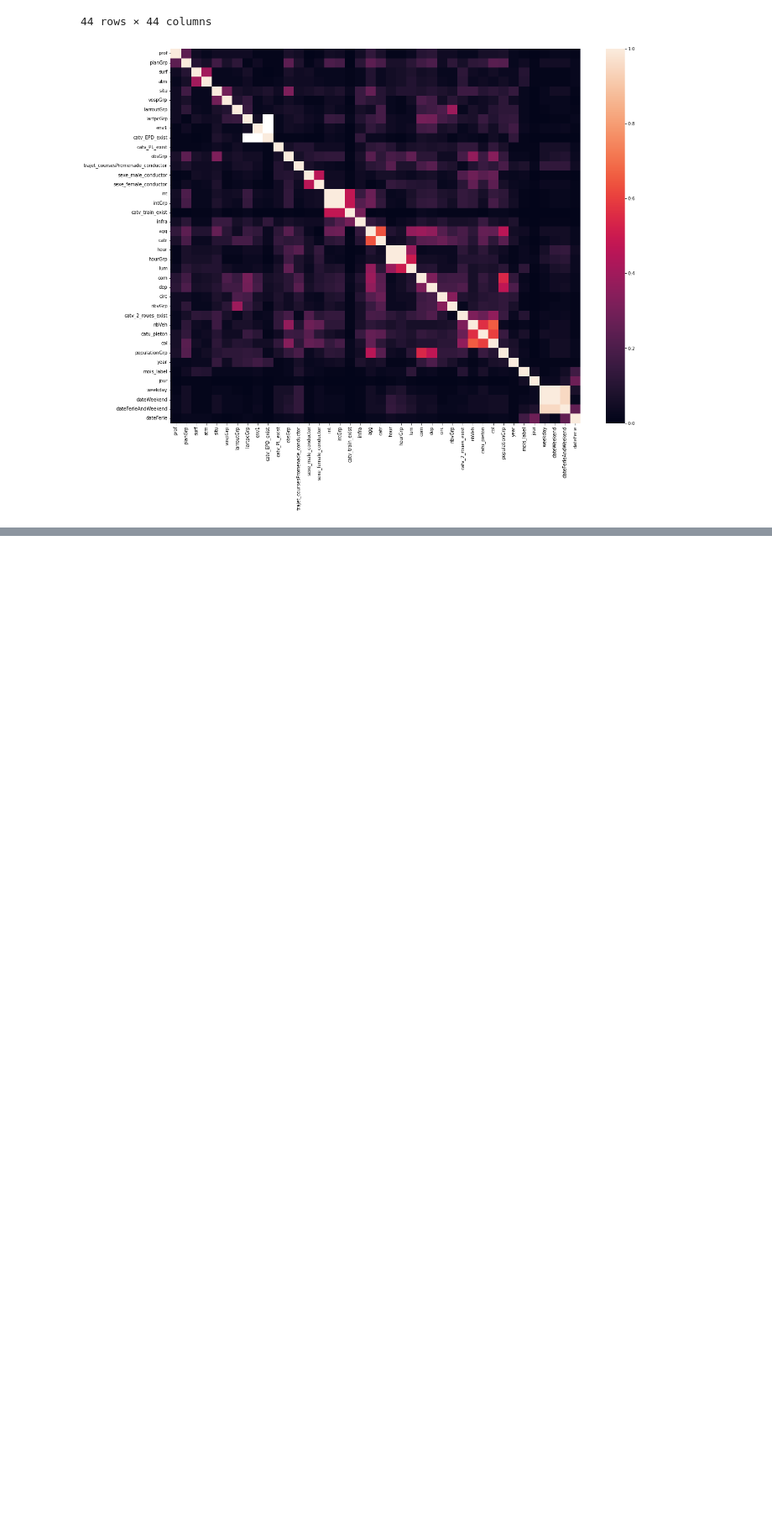
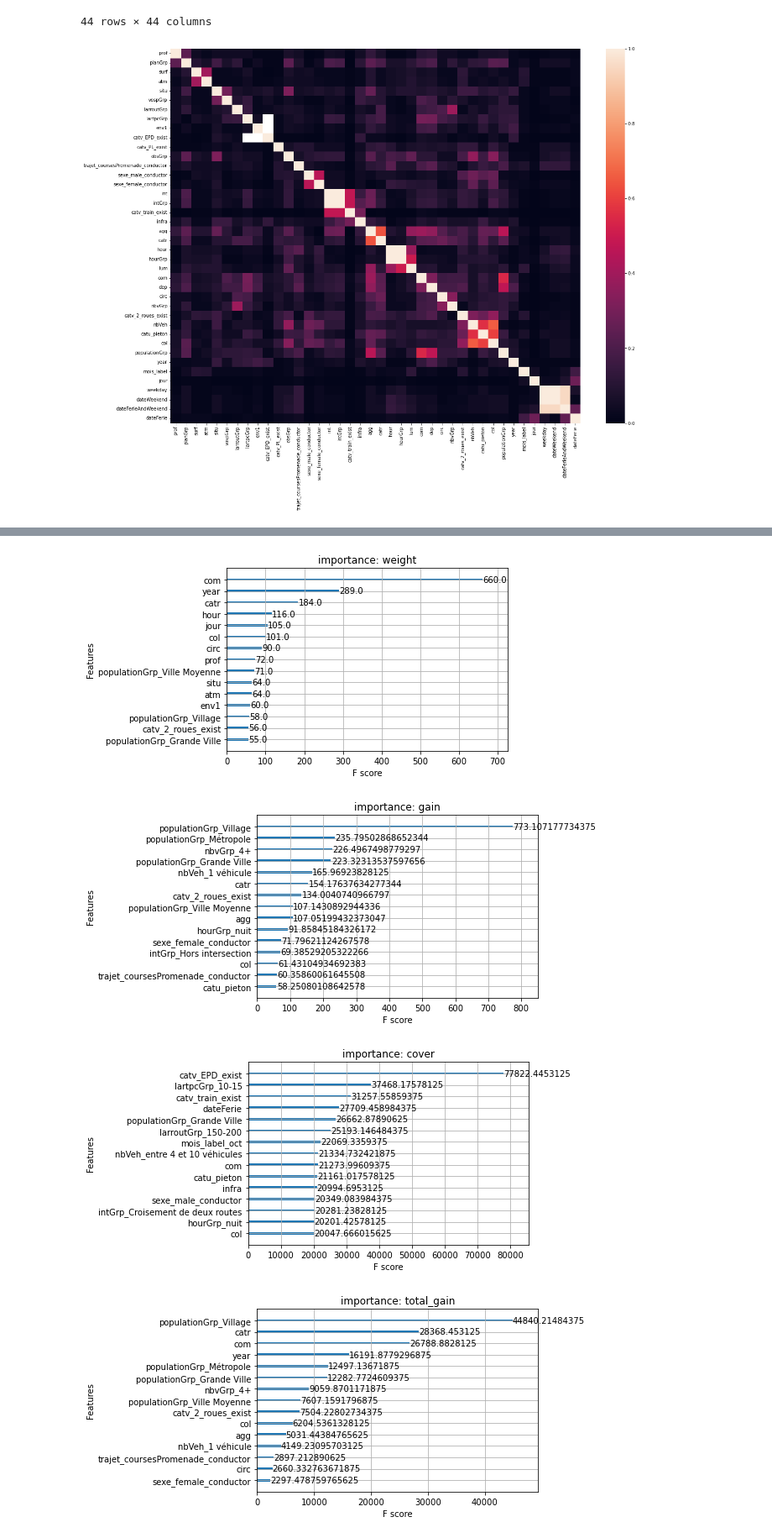
Before and after one commit to YacineHajjiDataScientist/20220814_dsProject, a Jupyter notebook: 20220821_projectDS.ipynb, the cells around one changed output, grey strips where cells are left out. Shown at 84% size. Saved outputs shown, nothing was run; the diff lists cells and outputs as text; code cells hidden in the pictures; blank space fills up the shorter version.

```diff
--- a/20220821_projectDS.ipynb
+++ b/20220821_projectDS.ipynb
@@ -2078,0 +2136,5 @@ sns.heatmap(resMatrixPool, ax=ax);
+# %%
+# Defining target and features
+target_xgb = dfPoolML2_34.gravGrp_2_34
+features = dfPoolML2_34.drop('gravGrp_2_34', axis=1)
+features_matrix = pd.get_dummies(features, drop_first=True)
@@ -2078,0 +2154,3 @@ sns.heatmap(resMatrixPool, ax=ax);
+# %%
+### Splitting into train & test
+X_train, X_test, y_train, y_test = model_selection.train_test_split(features_matrix, target_xgb, test_size=0.2, random_state=1)
@@ -2078,0 +2186,8 @@ sns.heatmap(resMatrixPool, ax=ax);
+# %%
+train = xgb.DMatrix(data=X_train, label=y_train)
+test = xgb.DMatrix(data=X_test, label=y_test)
+# %%
+params = {'booster' : 'gbtree',
+          'learning_rate' : 1,
+          'objective' : 'binary:logistic'}
+xgb1 = xgb.train(params=params, dtrain=train, num_boost_round=50, evals=[(train, 'train'), (test, 'eval')])
@@ -2078,0 +2212,10 @@ sns.heatmap(resMatrixPool, ax=ax);
+# %%
+types = ['weight', 'gain', 'cover', 'total_gain', 'total_cover']
+
+for f in types:
+    xgb.plot_importance(xgb1 ,max_num_features=15, importance_type=f, title='importance: '+f);
+# %% [output]
+[figure, added]
+[figure, added]
+[figure, added]
+[figure, added]
```
Also changed, not shown: parts of 33 cells of this notebook, 1 other file.
